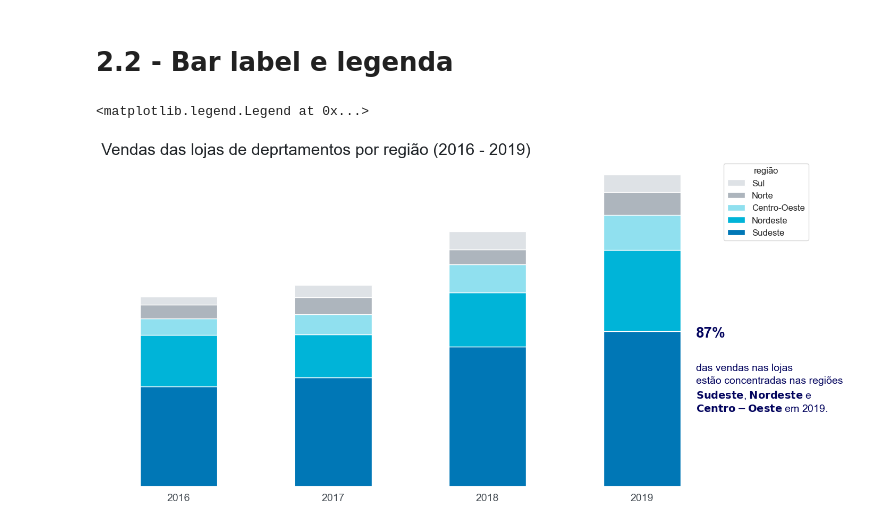
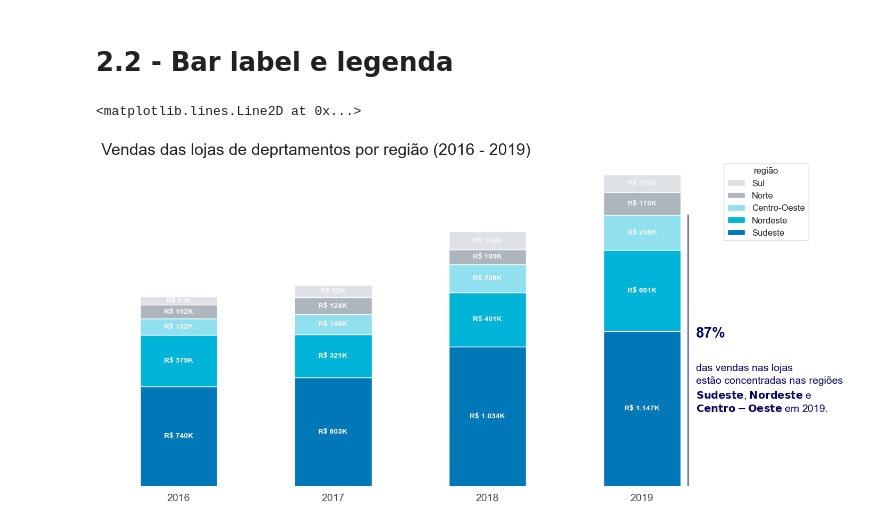
Before and after one commit to RogerCabralSilva/Data-Visualization-gr-ficos-de-compara--o-e-distribui--o, a Jupyter notebook: notebook.ipynb, the cells around one changed output. Cells and saved outputs as stored; diff of their text form; code cells hidden in the pictures.

Commit message:
Bar label e legenda

```diff
--- a/notebook.ipynb
+++ b/notebook.ipynb
@@ -290,11 +290,18 @@ grafico_vendas_regiao()
 # %%
 # configurando o gráfico com parâmetros
 
 # Chamando função
 ax = grafico_vendas_regiao()
 
 # Personalizar legenda
 ax.legend(bbox_to_anchor=(1,1), reverse=True, title="região", title_fontsize=12, fontsize=12)
+
+# Adicionando os valores
+for container in ax.containers:
+  labels = [f'R$ {valor.get_height()/1000:,.0f}K'.replace("," , ".") for valor in container]
+  ax.bar_label(container, label_type="center", labels=labels, size=10, color=CINZA5, fontweight="bold")
+
+ax.axvline(x=3.3, ymin=0, ymax=0.83, color=AZUL1, linewidth=1.2)
 # %% [output]
-<matplotlib.legend.Legend at 0x...>
+<matplotlib.lines.Line2D at 0x...>
-[figure, old version]
+[figure, new version]
```
